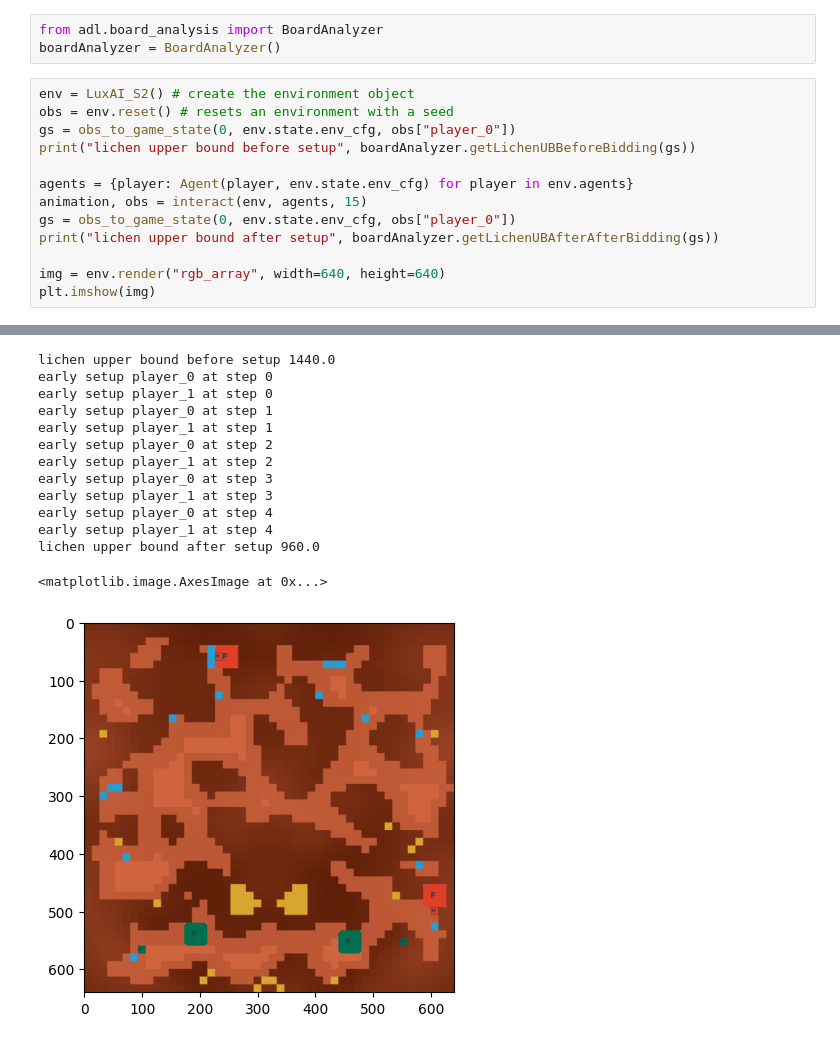
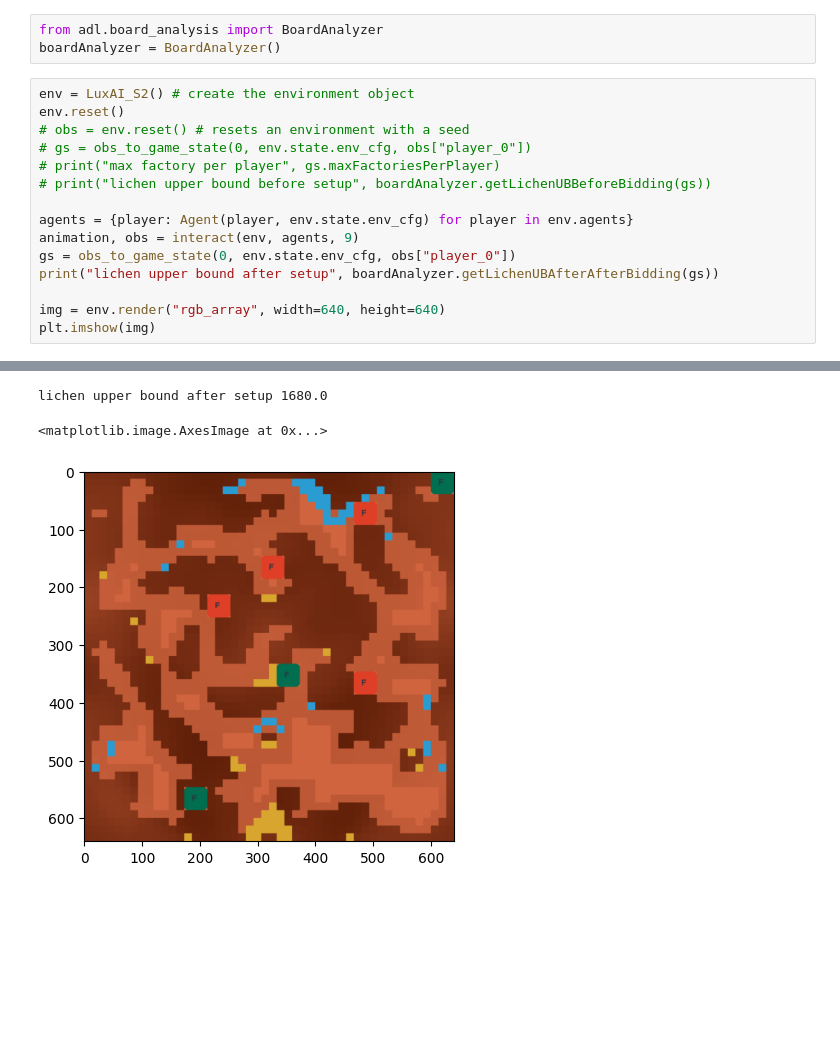
Before and after one commit to AugmentedDesignLab/lux-ai-challenge, a Jupyter notebook: notebook-lib-test.ipynb, the cells around one changed output, grey strips where cells are left out. Drawn from its saved outputs; the diff is of its cells as text; blank space fills up the shorter version.

Commit message:
started early setup

```diff
--- a/notebook-lib-test.ipynb
+++ b/notebook-lib-test.ipynb
@@ -184,12 +203,14 @@ from adl.board_analysis import BoardAnalyzer
 boardAnalyzer = BoardAnalyzer()
 # %%
 env = LuxAI_S2() # create the environment object
-obs = env.reset() # resets an environment with a seed
-gs = obs_to_game_state(0, env.state.env_cfg, obs["player_0"])
-print("lichen upper bound before setup", boardAnalyzer.getLichenUBBeforeBidding(gs))
+env.reset()
+# obs = env.reset() # resets an environment with a seed
+# gs = obs_to_game_state(0, env.state.env_cfg, obs["player_0"])
+# print("max factory per player", gs.maxFactoriesPerPlayer)
+# print("lichen upper bound before setup", boardAnalyzer.getLichenUBBeforeBidding(gs))
 
 agents = {player: Agent(player, env.state.env_cfg) for player in env.agents}
-animation, obs = interact(env, agents, 15)
+animation, obs = interact(env, agents, 9)
 gs = obs_to_game_state(0, env.state.env_cfg, obs["player_0"])
 print("lichen upper bound after setup", boardAnalyzer.getLichenUBAfterAfterBidding(gs))
 
@@ -216,14 +237,3 @@ INFO:player_1:Early Setup:  lichen UB player_1: 240.0
-lichen upper bound before setup 1440.0
-early setup player_0 at step 0
-early setup player_1 at step 0
-early setup player_0 at step 1
-early setup player_1 at step 1
-early setup player_0 at step 2
-early setup player_1 at step 2
-early setup player_0 at step 3
-early setup player_1 at step 3
-early setup player_0 at step 4
-early setup player_1 at step 4
-lichen upper bound after setup 960.0
+lichen upper bound after setup 1680.0
 <matplotlib.image.AxesImage at 0x...>
-[figure, old version]
+[figure, new version]
```
Also changed, not shown: parts of 9 cells of this notebook, 9 other files.
